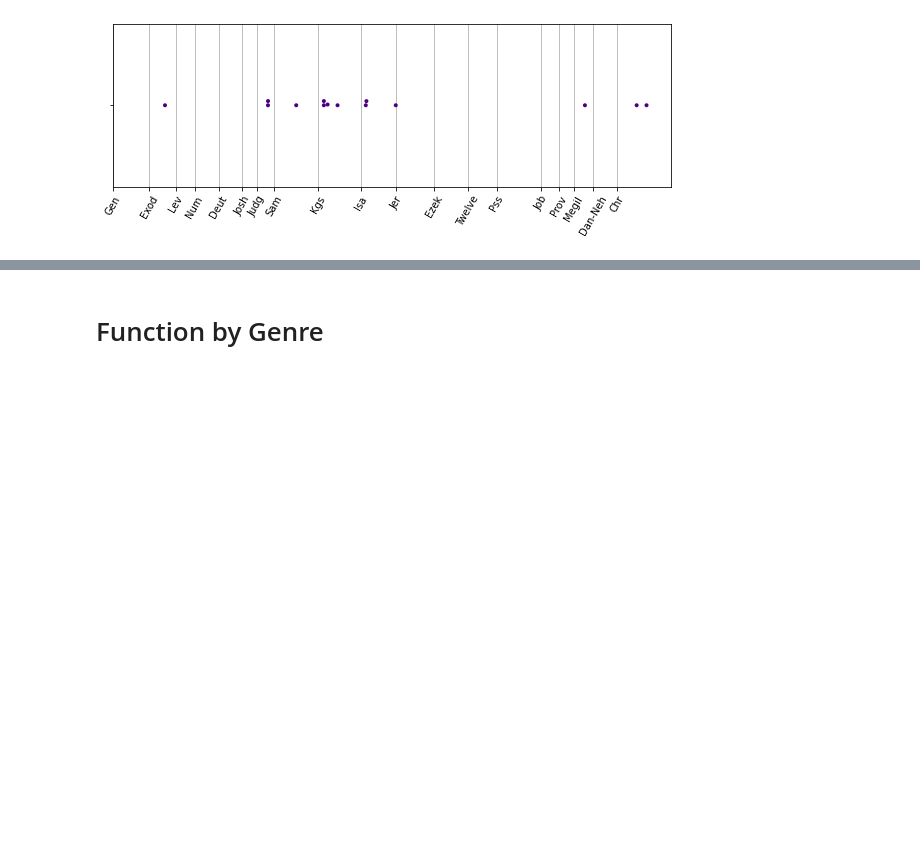
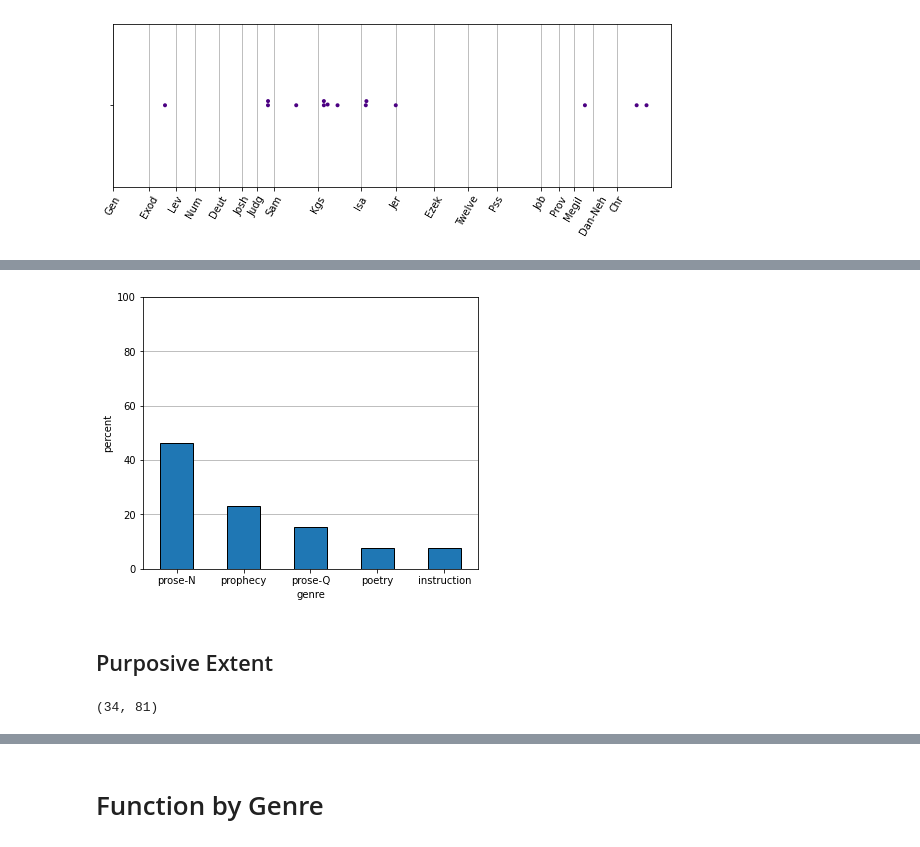
Before and after one commit to CambridgeSemiticsLab/BH_time_collocations, a Jupyter notebook: workflow/notebooks/analysis/sem_distribution.ipynb, the cells around one changed output, grey strips where cells are left out. Cells and saved outputs as stored; diff of their text form; code cells hidden in the pictures; blank space fills up the shorter version.

```diff
--- a/workflow/notebooks/analysis/sem_distribution.ipynb
+++ b/workflow/notebooks/analysis/sem_distribution.ipynb
@@ -1005,3 +1005,13 @@ plot_distrib(tel_df)
 out.plot('distrib_telext')
 # %% [output]
 [figure]
+# %%
+telext_gen_ct = tel_df.main_genre.value_counts()
+telext_gen_pr = telext_gen_ct / telext_gen_ct.sum()
+telext_gen_cp = join_ct_pr(telext_gen_ct, telext_gen_pr)
+
+out.table(
+    telext_gen_cp,
+    'telext_gen_cp',
+    caption='Genre Counts for Telic Extent',
+)
@@ -1007,0 +1025,22 @@ out.plot('distrib_telext')
+# %%
+fig, ax = plt.subplots(figsize=(6, 5))
+data = telext_gen_pr.mul(100)
+data.plot(kind='bar', ax=ax, edgecolor='black')
+ax.set_ylabel('percent')
+ax.set_xlabel('genre')
+ax.set_xticklabels(ax.get_xticklabels(), rotation=0)
+ax.grid(axis='y')
+ax.set_axisbelow(True)
+ax.set_ylim(0, 100)
+out.plot(
+    'bar_telext_genre'
+)
+# %% [output]
+[figure, added]
+# %% [markdown]
+## Purposive Extent
+# %%
+purpextdf = df[df.function == 'purposive_ext']
+purpextdf.shape
+# %% [output]
+(34, 81)
```
Also changed, not shown: parts of 9 cells of this notebook, 18 other files.
